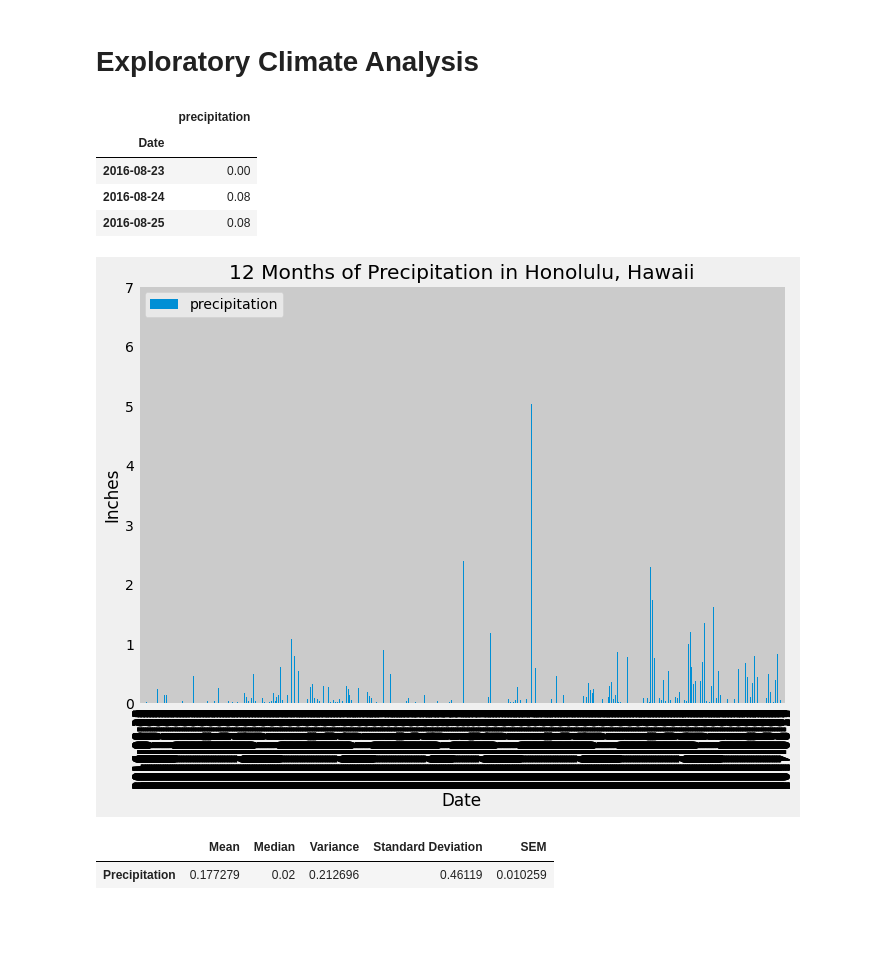
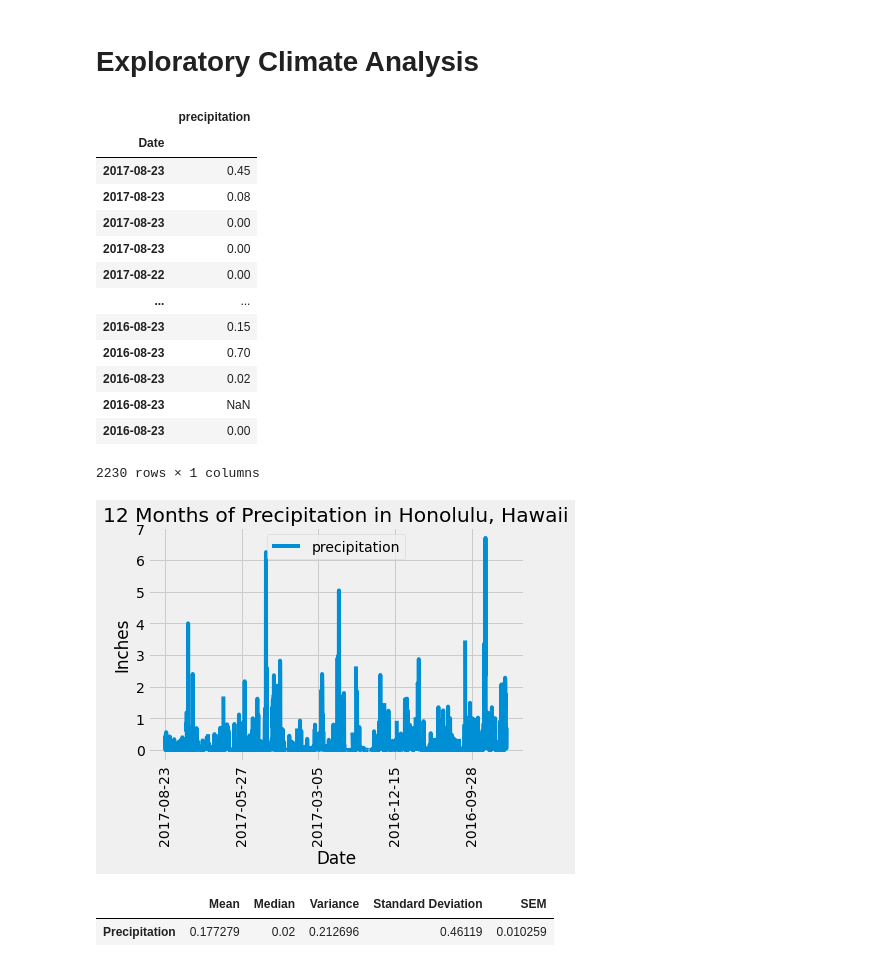
Before and after one commit to ckunakom/sqlalchemy-challenge, a Jupyter notebook: climate.ipynb, the cells around one changed output. Saved outputs shown, nothing was run; the diff lists cells and outputs as text; code cells hidden in the pictures; blank space fills up the shorter version.

```diff
--- a/climate.ipynb
+++ b/climate.ipynb
@@ -85,26 +85,31 @@ prcp_df.set_index('Date', inplace=True)
 
 
 # Sort the dataframe by date - Already sorted...
-# prcp_df = prcp_df.sort_values('Date', ascending=False)
-prcp_df.head(3)
+prcp_df = prcp_df.sort_values('Date', ascending=False)
+prcp_df
 # %% [output]
 |  | precipitation |
 | Date |  |
+| 2017-08-23 | 0.45 |
+| 2017-08-23 | 0.08 |
+| 2017-08-23 | 0.00 |
+| 2017-08-23 | 0.00 |
+| 2017-08-22 | 0.00 |
+| ... | ... |
+| 2016-08-23 | 0.15 |
+| 2016-08-23 | 0.70 |
+| 2016-08-23 | 0.02 |
+| 2016-08-23 | NaN |
 | 2016-08-23 | 0.00 |
-| 2016-08-24 | 0.08 |
-| 2016-08-25 | 0.08 |
+2230 rows × 1 columns
 # %%
 # Use Pandas Plotting with Matplotlib to plot the data
-
-rainplot = prcp_df.plot(kind='bar', title='12 Months of Precipitation in Honolulu, Hawaii',
-                       figsize=(10,8))
-
+prcp_df.plot(rot=90, fontsize=14)
+plt.title('12 Months of Precipitation in Honolulu, Hawaii')
 plt.ylabel('Inches')
-plt.xticks(rotation='vertical') # WHY WHY WHY !?!?!?!?
-plt.tight_layout()
 plt.show()
 # %% [output]
-[figure, old version]
+[figure, new version]
 # %%
 # Use Pandas to calcualte the summary statistics for the precipitation data
 
```
Also changed, not shown: parts of 13 cells of this notebook, 1 other file.
